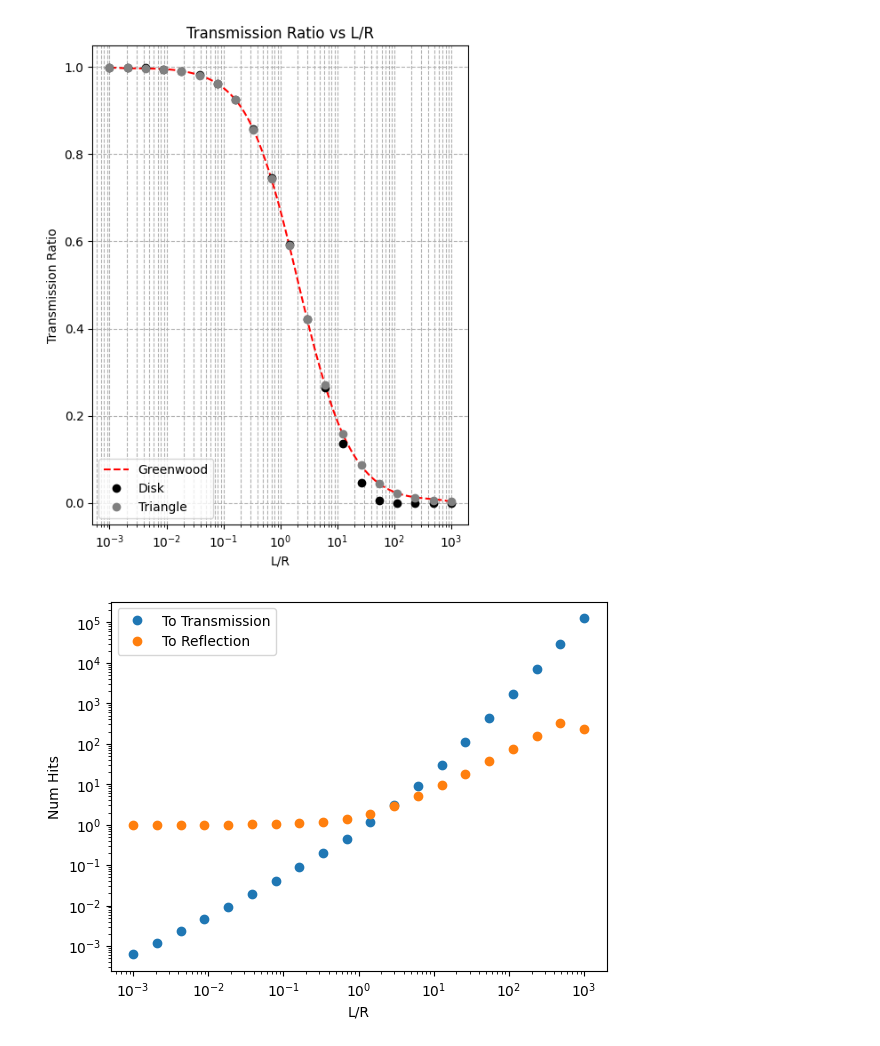
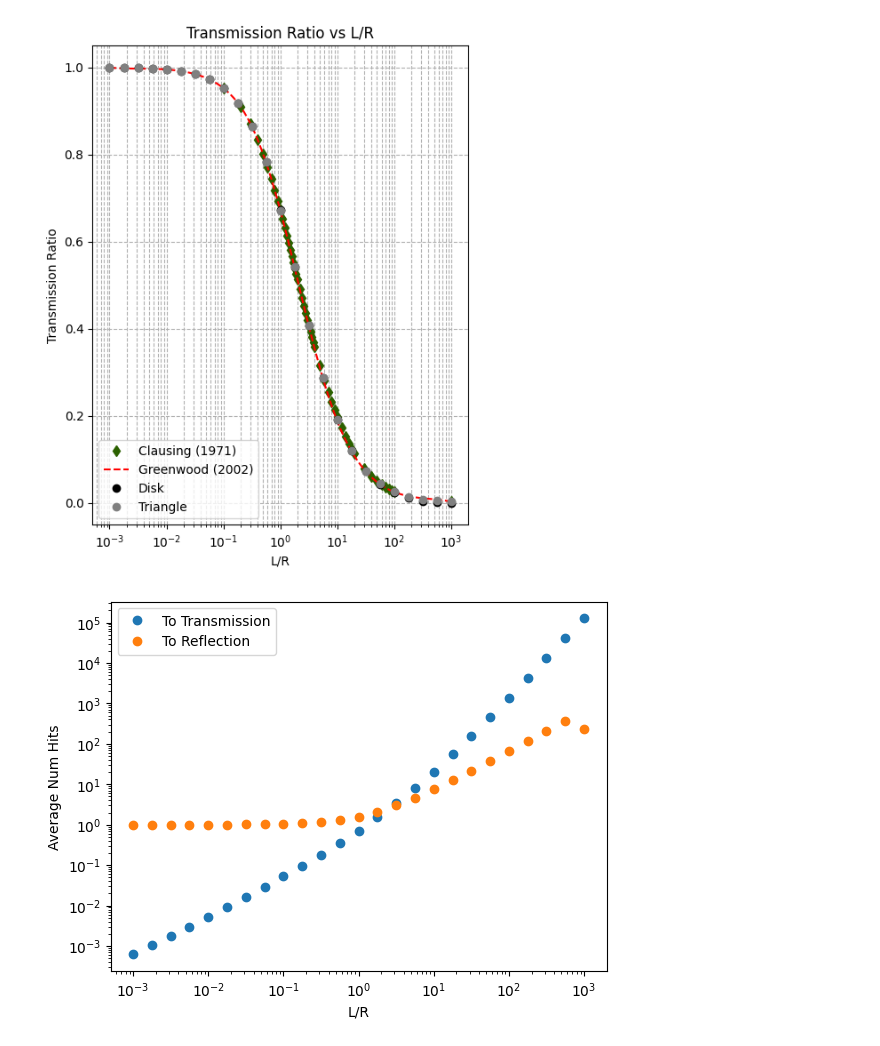
Before and after one commit to ViennaTools/ViennaPS, a Jupyter notebook: gpu/benchmark/transmission.ipynb, the cells around one changed output. Drawn from its saved outputs; the diff is of its cells as text; code cells hidden in the pictures.

Commit message:
Bump dependencies, update transmission benchmark

```diff
--- a/gpu/benchmark/transmission.ipynb
+++ b/gpu/benchmark/transmission.ipynb
@@ -11,0 +7,15 @@ lr = data[:, 0]
+# %%
+# Data from Clausing's paper: The Flow of Highly Rarefied Gases through Tubes of Arbitrary Length (1971)
+# https://doi.org/10.1116/1.1316379
+data_clausing = [1, 0.9524, 0.9092, 0.8699, 0.8341, 0.8013, 0.7711,
+0.7434, 0.7177, 0.6940, 0.6720, 0.6514, 0.6320, 0.6139, 0.5970, 0.5810,
+0.5659, 0.5518, 0.5384, 0.5256, 0.5136, 0.4914, 0.4711, 0.4527, 0.4359,
+0.4205, 0.4062, 0.3931, 0.3809, 0.3695, 0.3589, 0.3146, 0.2807, 0.2537,
+0.2316, 0.2131, 0.1973, 0.1719, 0.1523, 0.1367, 0.1240, 0.1135, 0.0797,
+0.0613, 0.0499, 0.0420, 0.0363, 0.0319, 0.0285, 0.0258, 0.002658]
+lr_clausing = np.arange(0, 2.1, 0.1)
+lr_clausing = np.append(lr_clausing, np.arange(2.2, 4.1, 0.2))
+lr_clausing = np.append(lr_clausing, np.arange(5.0, 10.1, 1.0))
+lr_clausing = np.append(lr_clausing, np.arange(12.0, 20.1, 2.0))
+lr_clausing = np.append(lr_clausing, np.arange(30, 100.1, 10.0))
+lr_clausing = np.append(lr_clausing, [1000])
@@ -30,43 +50,54 @@ gw_data = greenwood_data[:,2]
 spline = UnivariateSpline(np.log(greenwood_data[:,0]), gw_data, s=0)
 # %%
 plt.figure(figsize=(12, 7))
+plt.subplot(1, 2, 1)
+
+# plt.plot(data_steckelmacher[0, :], data_steckelmacher[1, :], 'd', label='Clausing (1932)', color="#2C6100")
+plt.plot(lr_clausing, data_clausing, 'd', label='Clausing (1971)', color="#2C6100")
+# plt.plot(data_steckelmacher[0, :], data_steckelmacher[2, :], 'd', label='De Marcus (1957)', color="#72018B")
+# plt.plot(data_steckelmacher[0, :], data_steckelmacher[3, :], 'd', label='Cole (1977)', color="#005D97")
 
 lr_fine = np.logspace(-3, 3, 100)
 gw_smooth = spline(np.log(lr_fine))
-plt.subplot(1, 2, 1)
-# plt.plot(greenwood_data[:, 0], greenwood_data[:, 2], 'd', color='red')
-plt.plot(lr_fine, gw_smooth, '--', label='Greenwood', color='red')
+plt.plot(lr_fine, gw_smooth, '--', label='Greenwood (2002)', color='red')
 
-data = np.genfromtxt(path + 'transmission_log_disk_CPU.txt', skip_header=1)
+data = np.genfromtxt(path + 'transmission_log_CPU_disk.txt', skip_header=1)
 transmission_ratio = data[:, 1] / (data[:, 1] + data[:, 2])
-lr = data[:, 0]
-plt.plot(lr, transmission_ratio, 'o', label='Disk', color="black")
+plt.plot(data[:, 0], transmission_ratio, 'o', label='Disk', color="black")
 
-data = np.genfromtxt(path + 'transmission_log_tri_GPU.txt', skip_header=1)
+data = np.genfromtxt(path + 'transmission_log_GPU_tri.txt', skip_header=1)
 transmission_ratio = data[:, 1] / (data[:, 1] + data[:, 2])
-lr = data[:, 0]
-plt.plot(lr, transmission_ratio, 'o', label='Triangle', color="gray")
+plt.plot(data[:, 0], transmission_ratio, 'o', label='Triangle', color="gray")
 
 plt.xscale('log')
+# plt.yscale('log')
 plt.xlabel('L/R')
 plt.ylabel('Transmission Ratio')
 plt.title('Transmission Ratio vs L/R')
-# plt.ylim(0, 1)
-# plt.xlim(0.001, 1000)
+# plt.ylim(0.01, 1)
+# plt.xlim(0.1, 100)
 plt.legend(loc="lower left")
 plt.grid(True, which="both", ls="--")
+
+plt.savefig('transmission_ratio.png', dpi=300)
+
 plt.show()
 # %% [output]
-[figure, old version]
+[figure, new version]
 # %%
+data = np.genfromtxt(path + 'transmission_log_GPU_tri.txt', skip_header=1)
+hits_to_transmission = data[:, 3] / data[:, 1]
+hits_to_reflection = data[:, 4] / data[:, 2]
+lr = data[:, 0]
+
 plt.plot(lr, hits_to_transmission, 'o', label='To Transmission')
 plt.plot(lr, hits_to_reflection, 'o', label='To Reflection')
 plt.xscale('log')
 plt.yscale('log')
 
 plt.xlabel('L/R')
-plt.ylabel('Num Hits')
+plt.ylabel('Average Num Hits')
 plt.legend()
 plt.show()
 # %% [output]
-[figure, old version]
+[figure, new version]
```
Also changed, not shown: parts of 3 cells of this notebook, 8 other files.
